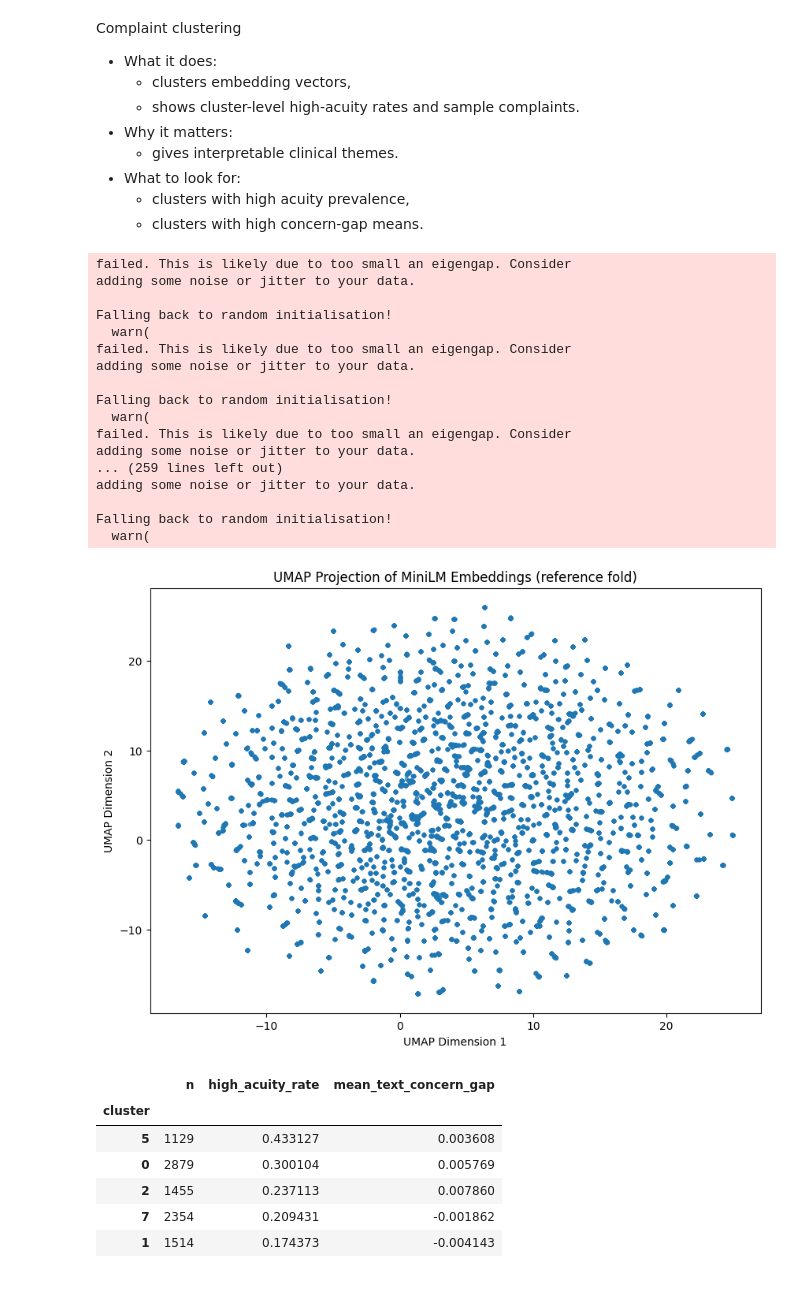
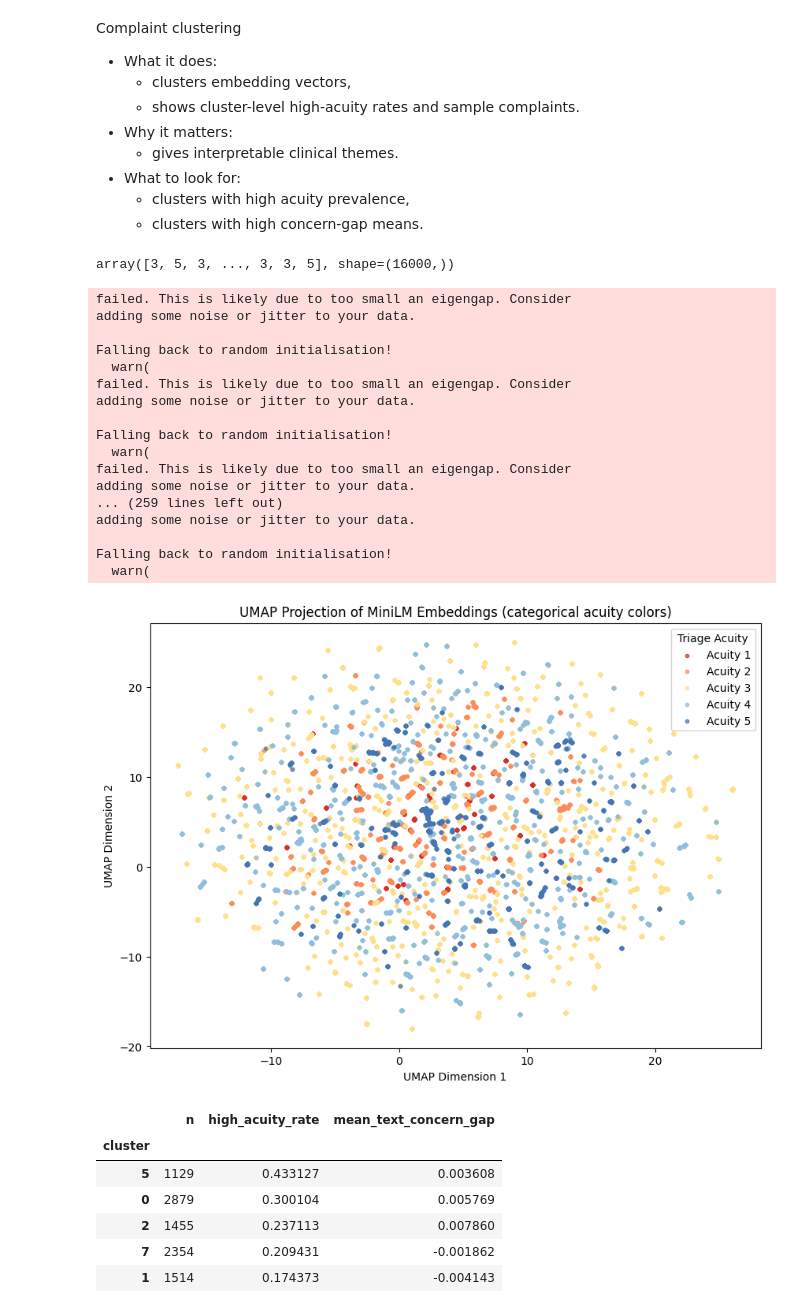
Before and after one commit to raquel-romao/3AIG, a Jupyter notebook: notebooks/submission_notebook.ipynb, the cells around one changed output. Drawn from its saved outputs; the diff is of its cells as text; code cells hidden in the pictures.

Commit message:
add umap separation

```diff
--- a/notebooks/submission_notebook.ipynb
+++ b/notebooks/submission_notebook.ipynb
@@ -1445,47 +1458,68 @@ Complaint clustering
 
 # - do UMAP to visualize clusters
 ### Ines -> i need to run things before (bahhhh)
+# %%
+acuity_ref
+# %% [output]
+array([3, 5, 3, ..., 3, 3, 5], shape=(16000,))
 # %%
 try:
     import umap
     import matplotlib.pyplot as plt
 except Exception as exc:
     raise ImportError("Install umap-learn to run this visualization: pip install umap-learn") from exc
-
 reducer = umap.UMAP(
     n_neighbors=15,
     min_dist=0.1,
     n_components=2,
     random_state=42
 )
 embedding = reducer.fit_transform(x_va_emb)
-
-# Plot the 2D embedding
+# Convert encoded y_va to actual acuity levels (1..5)
+acuity_ref = label_encoder.inverse_transform(y_va).astype(int)
+# Categorical color map (fixed colors per class)
+class_colors = {
+    1: "#d73027",  # red (most urgent)
+    2: "#fc8d59",
+    3: "#fee08b",
+    4: "#91bfdb",
+    5: "#4575b4",  # blue (least urgent)
+}
 plt.figure(figsize=(10, 7))
-plt.scatter(embedding[:, 0], embedding[:, 1], s=10, alpha=0.7)
-plt.title("UMAP Projection of MiniLM Embeddings (reference fold)")
+for acuity in sorted(np.unique(acuity_ref)):
+    mask = acuity_ref == acuity
+    plt.scatter(
+        embedding[mask, 0],
+        embedding[mask, 1],
+        s=10,
+        alpha=0.7,
+        c=class_colors.get(int(acuity), "#999999"),
+        label=f"Acuity {acuity}",
+    )
+plt.title("UMAP Projection of MiniLM Embeddings (categorical acuity colors)")
 plt.xlabel("UMAP Dimension 1")
 plt.ylabel("UMAP Dimension 2")
+plt.legend(title="Triage Acuity", loc="best", frameon=True)
 plt.show()
 # %% [output]
 failed. This is likely due to too small an eigengap. Consider
 adding some noise or jitter to your data.
 
 Falling back to random initialisation!
   warn(
 failed. This is likely due to too small an eigengap. Consider
 adding some noise or jitter to your data.
 
 Falling back to random initialisation!
   warn(
 failed. This is likely due to too small an eigengap. Consider
 adding some noise or jitter to your data.
 ... (259 lines left out)
 adding some noise or jitter to your data.
 
 Falling back to random initialisation!
   warn(
-[figure, old version]
+[figure, new version]
 # %%
 # Complaint clustering and interpretation (reference fold)
 y_true_ref_int = to_int_labels(decode(y_va))
```
Also changed, not shown: parts of 5 cells of this notebook.
